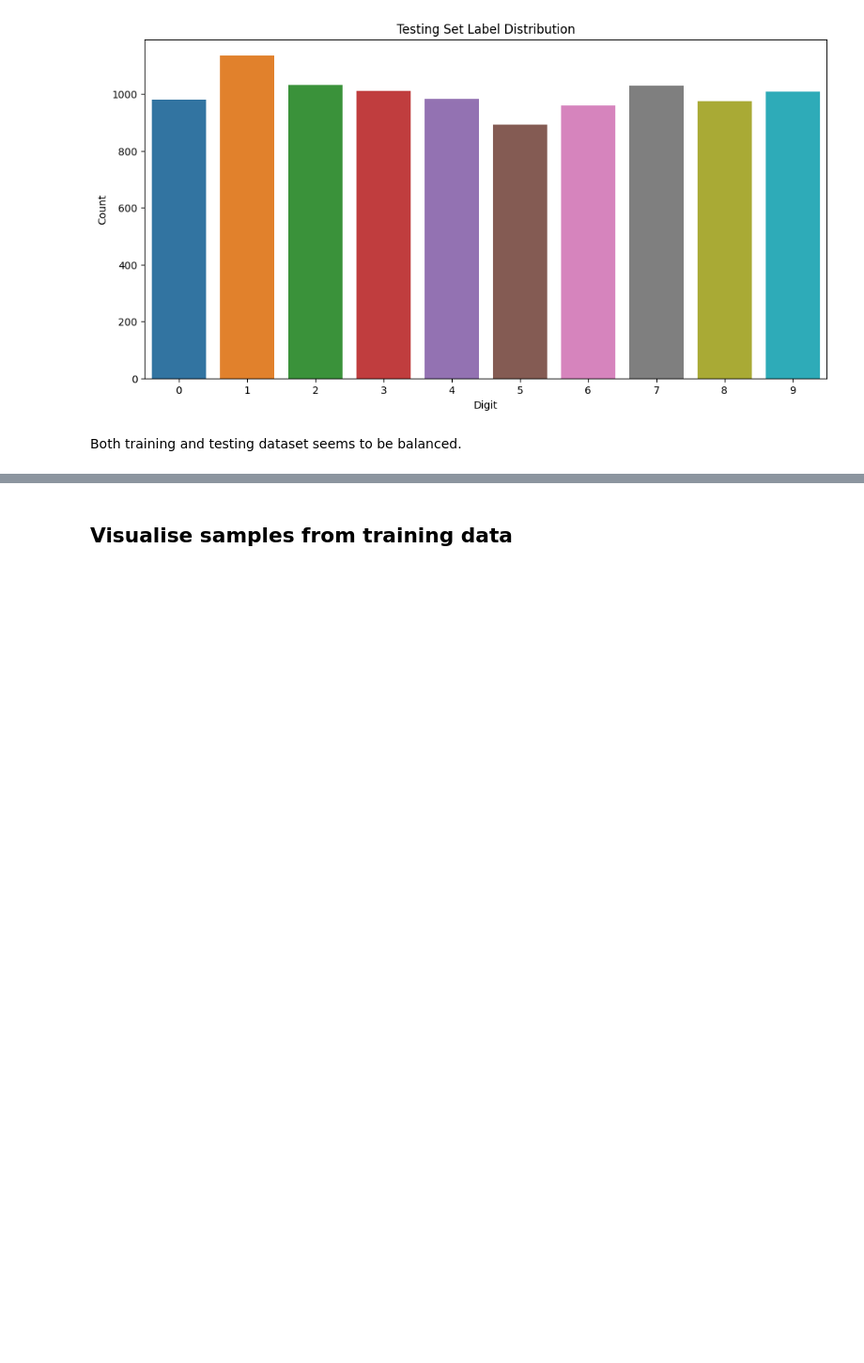
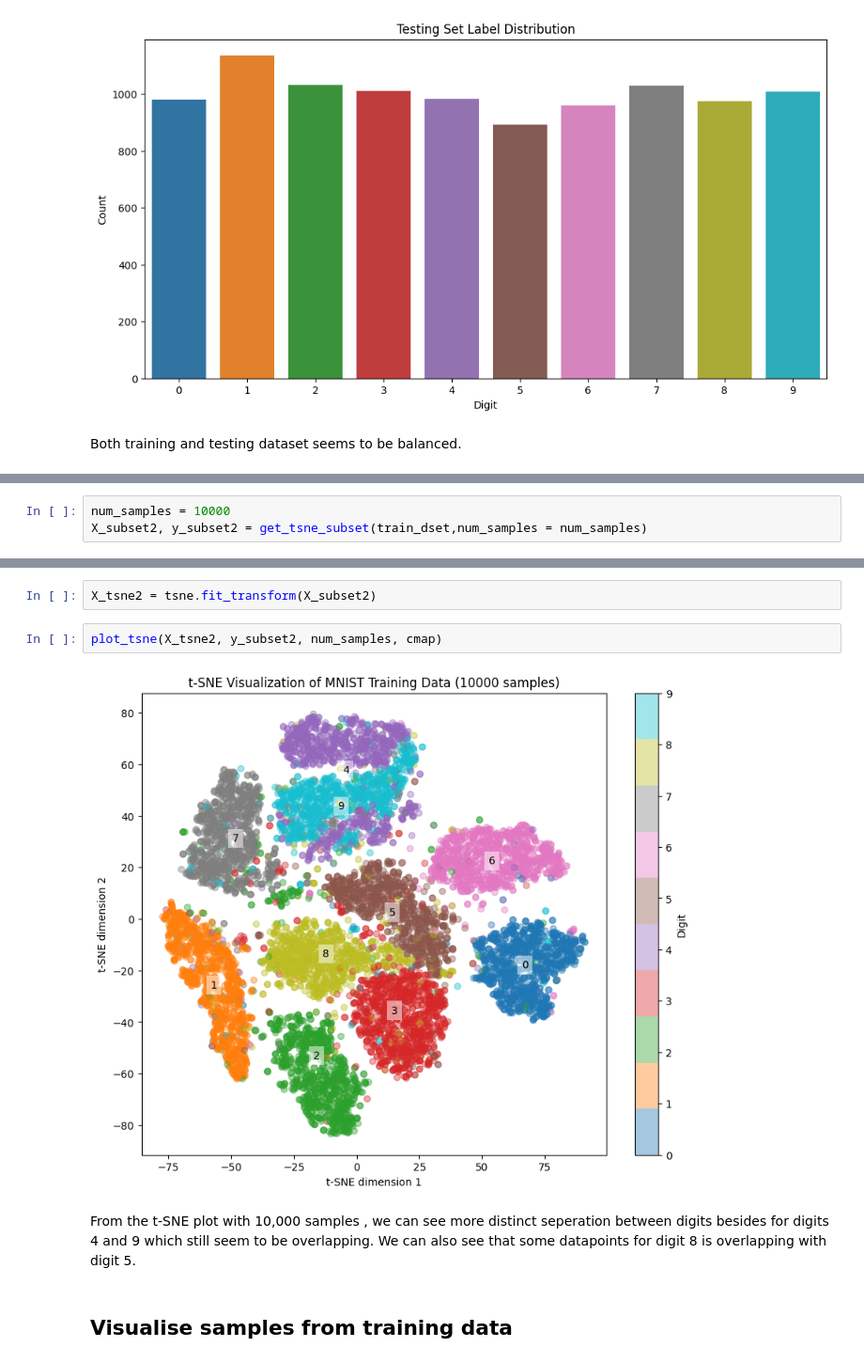
Before and after one commit to yuhuicaoo/Digit-Classifier-Project, a Jupyter notebook: visualisations.ipynb, the cells around one changed output, grey strips where cells are left out. Shown at 94% size. Cells and saved outputs as stored; diff of their text form; blank space fills up the shorter version.

```diff
--- a/visualisations.ipynb
+++ b/visualisations.ipynb
@@ -101,0 +172,3 @@ Both training and testing dataset seems to be balanced.
+# %%
+num_samples = 10000
+X_subset2, y_subset2 = get_tsne_subset(train_dset,num_samples = num_samples)
@@ -102,3 +183,11 @@ Both training and testing dataset seems to be balanced.
+# %%
+X_tsne2 = tsne.fit_transform(X_subset2)
+# %%
+plot_tsne(X_tsne2, y_subset2, num_samples, cmap)
+# %% [output]
+[figure, added]
+# %% [markdown]
+From the t-SNE plot with 10,000 samples , we can see more distinct seperation between digits besides for digits 4 and 9 which still seem to be overlapping. We can also see that some datapoints for digit 8 is overlapping with digit 5.
 # %% [markdown]
 ## Visualise samples from training data
 # %%
```
Also changed, not shown: parts of 19 cells of this notebook.
